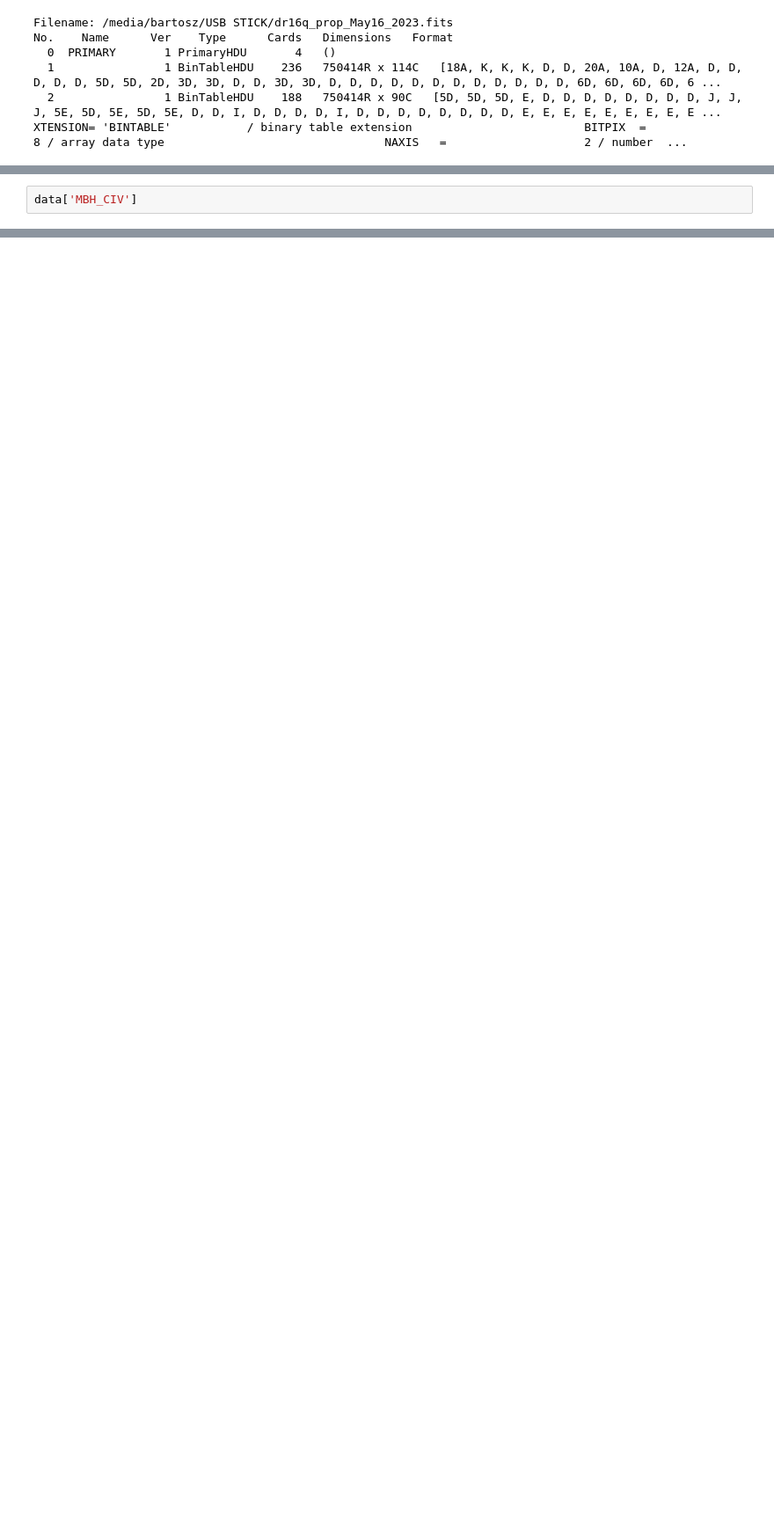
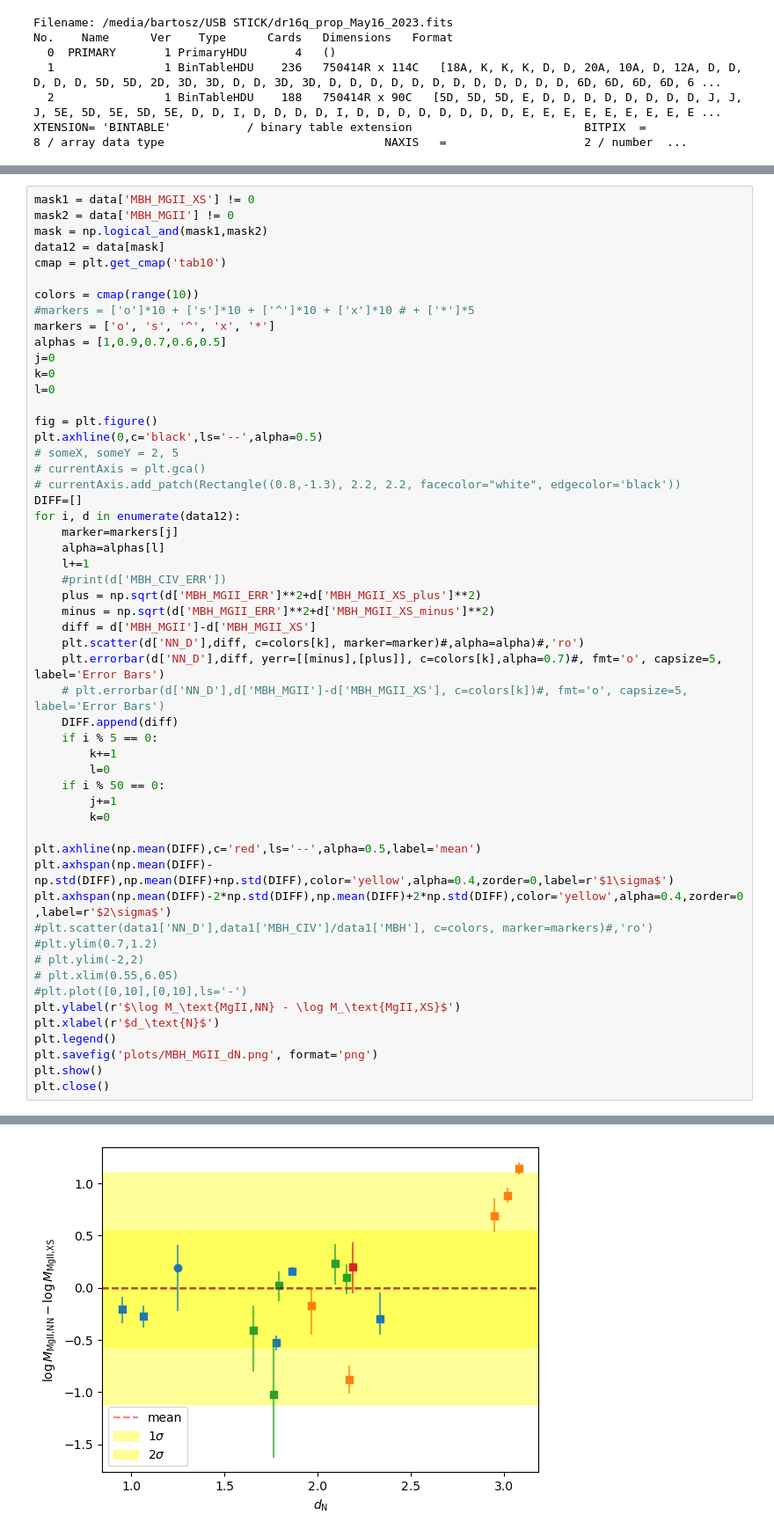
Before and after one commit to bartiosz/qso_nn, a Jupyter notebook: nn_properties.ipynb, the cells around one changed output, grey strips where cells are left out. Shown: that part at 88% size. Cells and saved outputs as stored; diff of their text form; blank space fills up the shorter version.

```diff
--- a/nn_properties.ipynb
+++ b/nn_properties.ipynb
@@ -260,3 +352,55 @@ plt.show()
 # %%
-data['MBH_CIV']
+mask1 = data['MBH_MGII_XS'] != 0
+mask2 = data['MBH_MGII'] != 0
+mask = np.logical_and(mask1,mask2)
+data12 = data[mask]
+cmap = plt.get_cmap('tab10')
+
+colors = cmap(range(10))
+#markers = ['o']*10 + ['s']*10 + ['^']*10 + ['x']*10 # + ['*']*5
+markers = ['o', 's', '^', 'x', '*']
+alphas = [1,0.9,0.7,0.6,0.5]
+j=0
+k=0
+l=0
+
+fig = plt.figure()
+plt.axhline(0,c='black',ls='--',alpha=0.5)
+# someX, someY = 2, 5
+# currentAxis = plt.gca()
+# currentAxis.add_patch(Rectangle((0.8,-1.3), 2.2, 2.2, facecolor="white", edgecolor='black'))
+DIFF=[]
+for i, d in enumerate(data12):
+    marker=markers[j]
+    alpha=alphas[l]
+    l+=1
+    #print(d['MBH_CIV_ERR'])
+    plus = np.sqrt(d['MBH_MGII_ERR']**2+d['MBH_MGII_XS_plus']**2)
+    minus = np.sqrt(d['MBH_MGII_ERR']**2+d['MBH_MGII_XS_minus']**2)
+    diff = d['MBH_MGII']-d['MBH_MGII_XS']
+    plt.scatter(d['NN_D'],diff, c=colors[k], marker=marker)#,alpha=alpha)#,'ro')
+    plt.errorbar(d['NN_D'],diff, yerr=[[minus],[plus]], c=colors[k],alpha=0.7)#, fmt='o', capsize=5, label='Error Bars')
+    # plt.errorbar(d['NN_D'],d['MBH_MGII']-d['MBH_MGII_XS'], c=colors[k])#, fmt='o', capsize=5, label='Error Bars')
+    DIFF.append(diff)
+    if i % 5 == 0:
+        k+=1
+        l=0
+    if i % 50 == 0:
+        j+=1
+        k=0
+
+plt.axhline(np.mean(DIFF),c='red',ls='--',alpha=0.5,label='mean')
+plt.axhspan(np.mean(DIFF)-np.std(DIFF),np.mean(DIFF)+np.std(DIFF),color='yellow',alpha=0.4,zorder=0,label=r'$1\sigma$')
+plt.axhspan(np.mean(DIFF)-2*np.std(DIFF),np.mean(DIFF)+2*np.std(DIFF),color='yellow',alpha=0.4,zorder=0,label=r'$2\sigma$')
+#plt.scatter(data1['NN_D'],data1['MBH_CIV']/data1['MBH'], c=colors, marker=markers)#,'ro')
+#plt.ylim(0.7,1.2)
+# plt.ylim(-2,2)
+# plt.xlim(0.55,6.05)
+#plt.plot([0,10],[0,10],ls='-')
+plt.ylabel(r'$\log M_\text{MgII,NN} - \log M_\text{MgII,XS}$')
+plt.xlabel(r'$d_\text{N}$')
+plt.legend()
+plt.savefig('plots/MBH_MGII_dN.png', format='png')
+plt.show()
+plt.close()
 # %% [output]
@@ -279,0 +407 @@ array([ 9.75269596,  9.55689333,  9.66007127,  9.6580474 ,  9.44303332,
+[figure, added]
```
Also changed, not shown: parts of 21 cells of this notebook, 6 other files.
